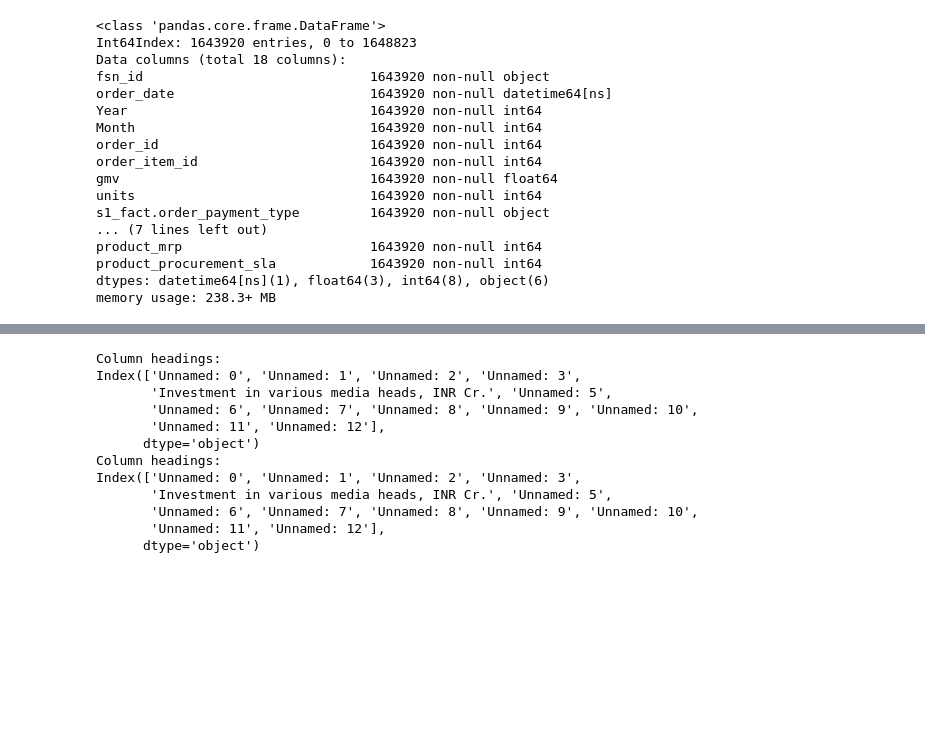
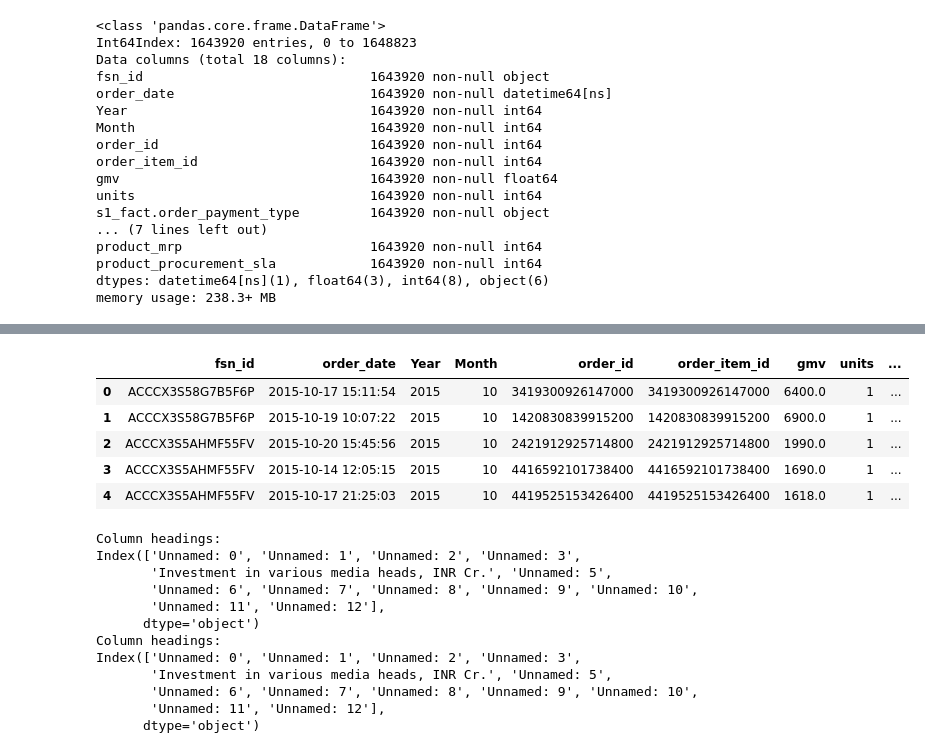
Before and after one commit to Nanditha-G-N/Machine-Learning-Case-Studies, a Jupyter notebook: ecommerce-capstone/ecommerce-assignment.ipynb, the cells around one changed output, grey strips where cells are left out. Saved outputs shown, nothing was run; the diff lists cells and outputs as text; code cells hidden in the pictures; blank space fills up the shorter version.

Commit message:
Added week number

```diff
--- a/ecommerce-capstone/ecommerce-assignment.ipynb
+++ b/ecommerce-capstone/ecommerce-assignment.ipynb
@@ -119,0 +303,3 @@ memory usage: 238.3+ MB
+# %%
+### Filter the  camera accessory, home audio and gaming accessory sub-categories
+products_filtered=pd.DataFrame(products[products.product_analytic_sub_category.isin(['CameraAccessory','GamingAccessory','HomeAudio'])])
@@ -120,3 +326,15 @@ memory usage: 238.3+ MB
+# %%
+## Assign week numbers
+products_filtered['Week_Number'] = products_filtered.order_date.dt.week
+# %%
+products_filtered.head()
+# %% [output]
+|  | fsn_id | order_date | Year | Month | order_id | order_item_id | gmv | units | ... |
+| 0 | ACCCX3S58G7B5F6P | 2015-10-17 15:11:54 | 2015 | 10 | 3419300926147000 | 3419300926147000 | 6400.0 | 1 | ... |
+| 1 | ACCCX3S58G7B5F6P | 2015-10-19 10:07:22 | 2015 | 10 | 1420830839915200 | 1420830839915200 | 6900.0 | 1 | ... |
+| 2 | ACCCX3S5AHMF55FV | 2015-10-20 15:45:56 | 2015 | 10 | 2421912925714800 | 2421912925714800 | 1990.0 | 1 | ... |
+| 3 | ACCCX3S5AHMF55FV | 2015-10-14 12:05:15 | 2015 | 10 | 4416592101738400 | 4416592101738400 | 1690.0 | 1 | ... |
+| 4 | ACCCX3S5AHMF55FV | 2015-10-17 21:25:03 | 2015 | 10 | 4419525153426400 | 4419525153426400 | 1618.0 | 1 | ... |
 # %%
 from pandas import ExcelWriter
 from pandas import ExcelFile
```
Also changed, not shown: parts of 14 cells of this notebook.
